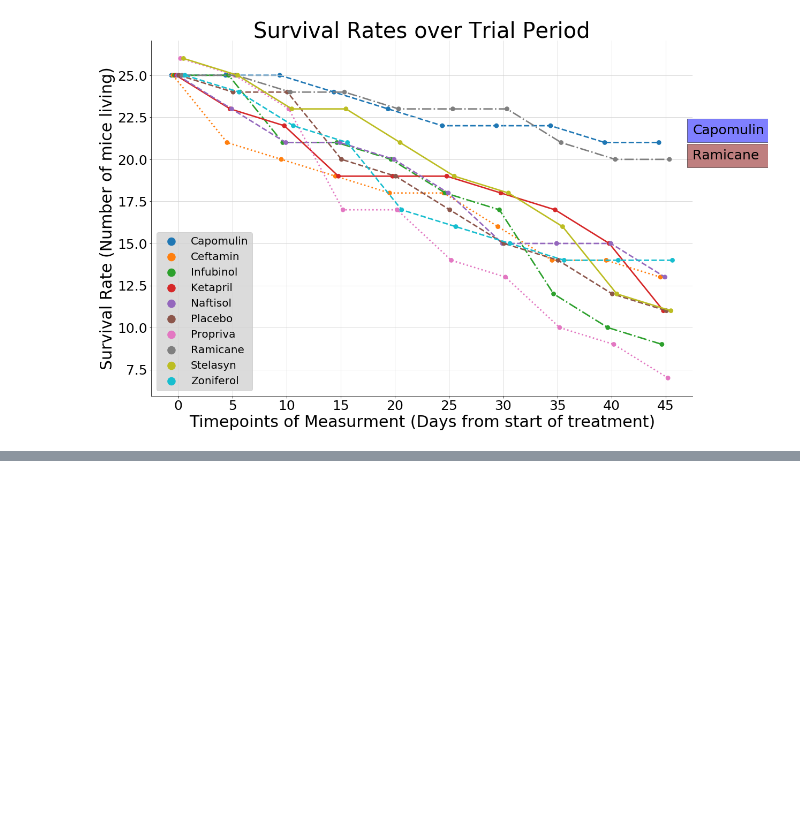
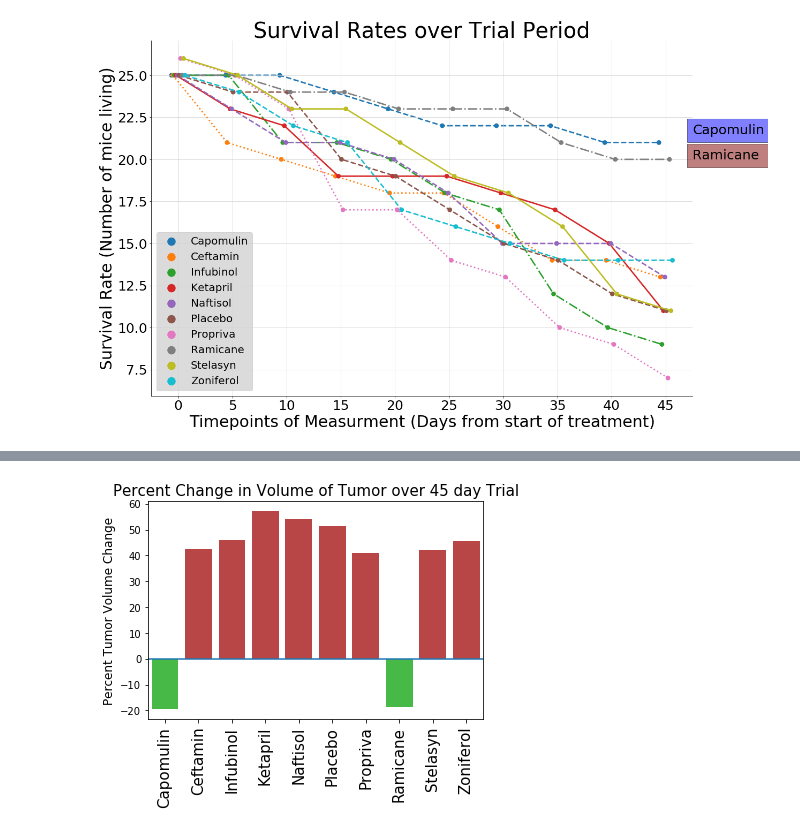
Before and after one commit to jgroth1/Plotting_data, a Jupyter notebook: Pymaceuticals/Pymaceuticals_analysis.ipynb, the cells around one changed output, grey strips where cells are left out. Saved outputs shown, nothing was run; the diff lists cells and outputs as text; code cells hidden in the pictures; blank space fills up the shorter version.

```diff
--- a/Pymaceuticals/Pymaceuticals_analysis.ipynb
+++ b/Pymaceuticals/Pymaceuticals_analysis.ipynb
@@ -214,0 +233,22 @@ ValueError: Index contains duplicate entries, cannot reshape
+# %%
+hue = list(map(lambda x: (0,1,0,.5) if x<0 else (1,0,0,.5), avg_t_pdif['Percent Tumor Change']))
+h= sns.color_palette(palette=hue)
+ax4=plt.subplot()
+g4 = sns.barplot(
+                    x='Drug',
+                    y='Percent Tumor Change',
+                    data=avg_t_pdif,
+                    palette=h,
+                    ci=None,
+                    orient='v',
+                    saturation=.45,
+                   )
+
+g4.set_xticklabels(g4.get_xticklabels(),fontsize=15, rotation=90)
+ax4.set_title('Percent Change in Volume of Tumor over 45 day Trial').set_fontsize(15)
+ax4.set_xlabel('')
+ax4.set_ylabel('Percent Tumor Volume Change').set_fontsize(12)
+ax4.axhline()
+plt.savefig('percent_delta_volume.png')
+# %% [output]
+[figure, added]
```
Also changed, not shown: parts of 6 cells of this notebook, 2 other files.
